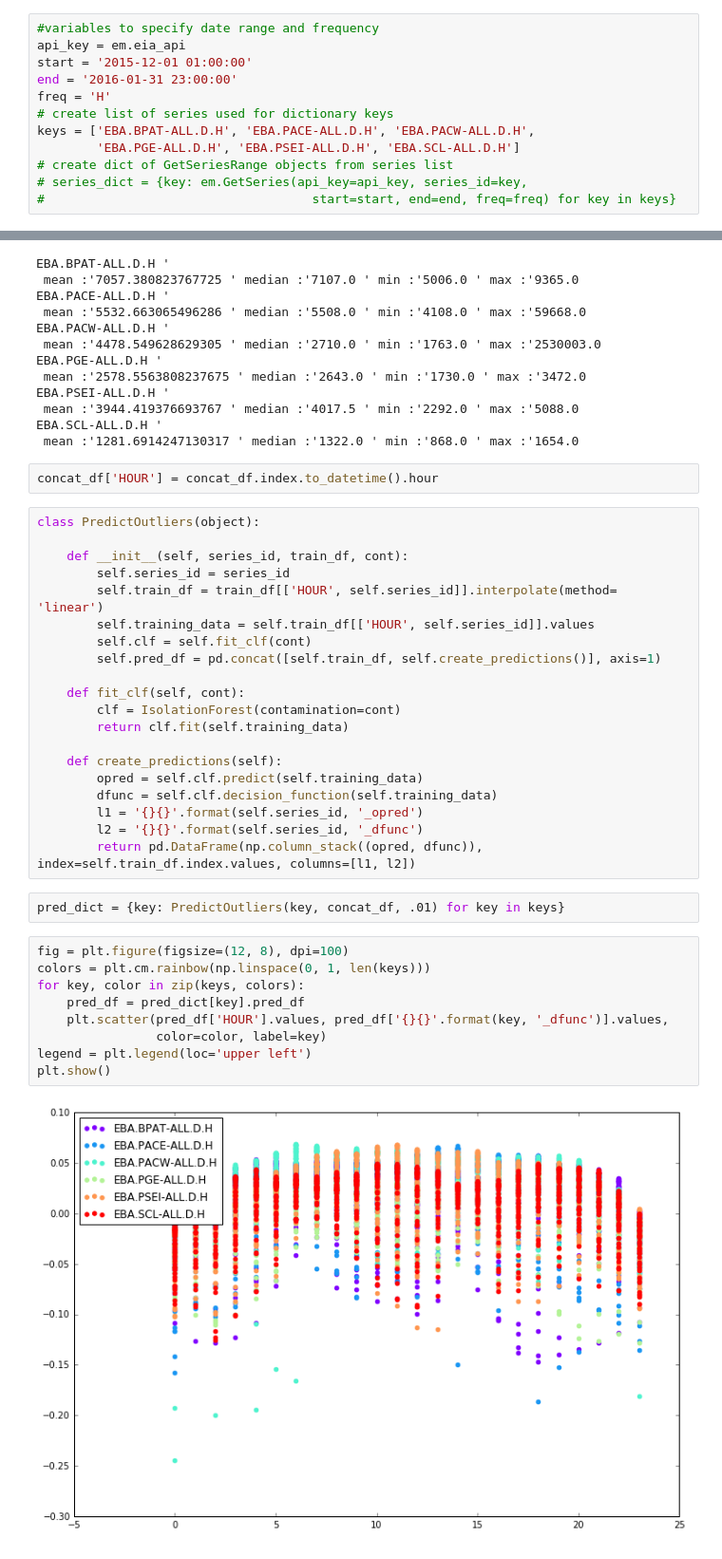
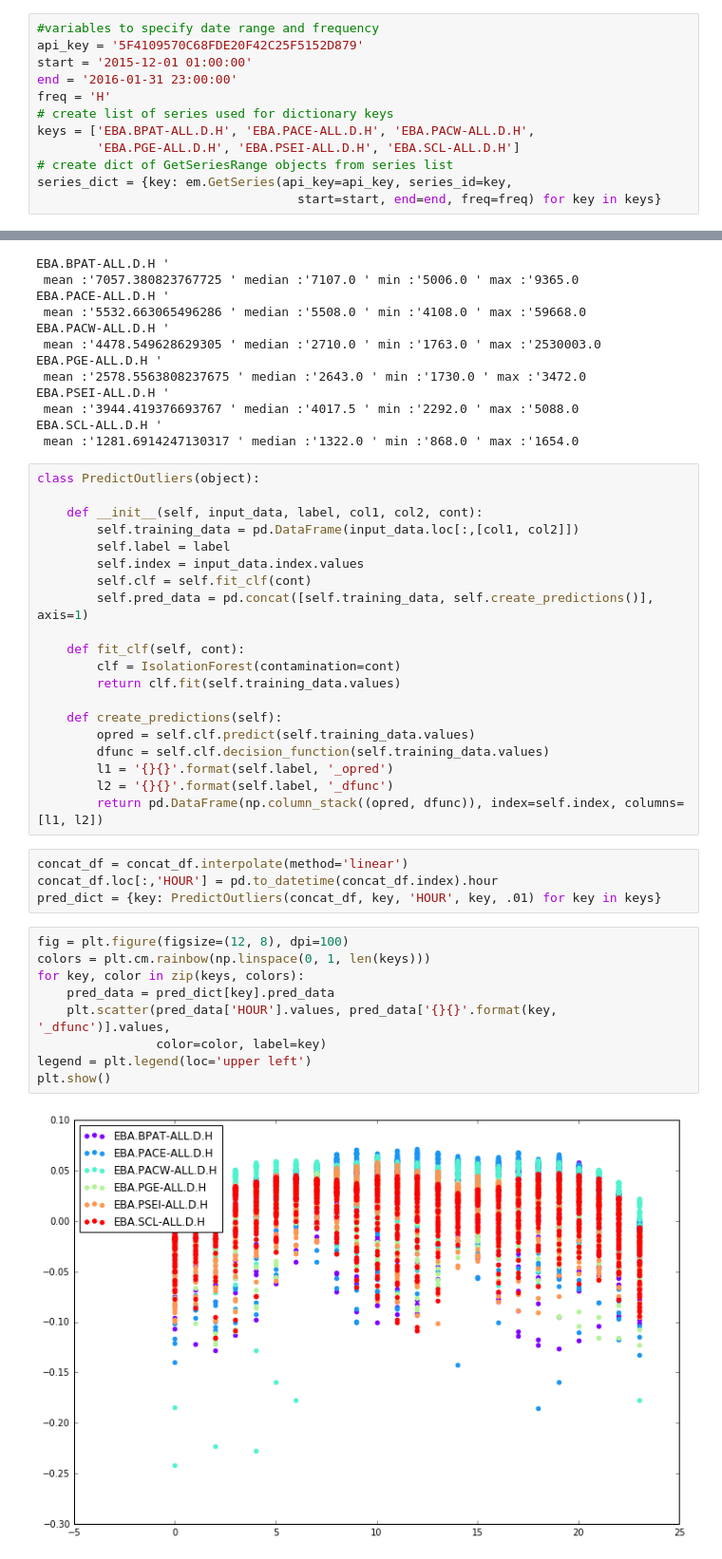
Before and after one commit to johnmrudolph/jupyter_blog, a Jupyter notebook: detecting_outliers.ipynb, the cells around one changed output, grey strips where cells are left out. Shown: that part at 95% size. Cells and saved outputs as stored; diff of their text form.

Commit message:
updated isolation forrest outlier detection class to be simplified to accept 2 columsn and label from df

```diff
--- a/detecting_outliers.ipynb
+++ b/detecting_outliers.ipynb
@@ -15,7 +15,7 @@ from datetime import datetime
 pd.set_option('display.float_format', lambda x: '%.3f' % x)
 # %%
 #variables to specify date range and frequency
-api_key = em.eia_api
+api_key = '5F4109570C68FDE20F42C25F5152D879'
 start = '2015-12-01 01:00:00'
 end = '2016-01-31 23:00:00'
 freq = 'H'
@@ -23,5 +23,5 @@ freq = 'H'
 keys = ['EBA.BPAT-ALL.D.H', 'EBA.PACE-ALL.D.H', 'EBA.PACW-ALL.D.H',
         'EBA.PGE-ALL.D.H', 'EBA.PSEI-ALL.D.H', 'EBA.SCL-ALL.D.H']
 # create dict of GetSeriesRange objects from series list
-# series_dict = {key: em.GetSeries(api_key=api_key, series_id=key,
-#                                    start=start, end=end, freq=freq) for key in keys}
+series_dict = {key: em.GetSeries(api_key=api_key, series_id=key,
+                                   start=start, end=end, freq=freq) for key in keys}
@@ -84,40 +88,40 @@ EBA.PSEI-ALL.D.H '
  mean :'3944.419376693767 ' median :'4017.5 ' min :'2292.0 ' max :'5088.0
 EBA.SCL-ALL.D.H '
  mean :'1281.6914247130317 ' median :'1322.0 ' min :'868.0 ' max :'1654.0
-# %%
-concat_df['HOUR'] = concat_df.index.to_datetime().hour
 # %%
 class PredictOutliers(object):
 
-    def __init__(self, series_id, train_df, cont):
-        self.series_id = series_id
-        self.train_df = train_df[['HOUR', self.series_id]].interpolate(method= 'linear')
-        self.training_data = self.train_df[['HOUR', self.series_id]].values
+    def __init__(self, input_data, label, col1, col2, cont):
+        self.training_data = pd.DataFrame(input_data.loc[:,[col1, col2]])
+        self.label = label
+        self.index = input_data.index.values
         self.clf = self.fit_clf(cont)
-        self.pred_df = pd.concat([self.train_df, self.create_predictions()], axis=1)
+        self.pred_data = pd.concat([self.training_data, self.create_predictions()], axis=1)
 
     def fit_clf(self, cont):
         clf = IsolationForest(contamination=cont)
-        return clf.fit(self.training_data)
+        return clf.fit(self.training_data.values)
 
     def create_predictions(self):
-        opred = self.clf.predict(self.training_data)
-        dfunc = self.clf.decision_function(self.training_data)
-        l1 = '{}{}'.format(self.series_id, '_opred')
-        l2 = '{}{}'.format(self.series_id, '_dfunc')
-        return pd.DataFrame(np.column_stack((opred, dfunc)), index=self.train_df.index.values, columns=[l1, l2])
+        opred = self.clf.predict(self.training_data.values)
+        dfunc = self.clf.decision_function(self.training_data.values)
+        l1 = '{}{}'.format(self.label, '_opred')
+        l2 = '{}{}'.format(self.label, '_dfunc')
+        return pd.DataFrame(np.column_stack((opred, dfunc)), index=self.index, columns=[l1, l2])
 # %%
-pred_dict = {key: PredictOutliers(key, concat_df, .01) for key in keys}
+concat_df = concat_df.interpolate(method='linear')
+concat_df.loc[:,'HOUR'] = pd.to_datetime(concat_df.index).hour
+pred_dict = {key: PredictOutliers(concat_df, key, 'HOUR', key, .01) for key in keys}
 # %%
 fig = plt.figure(figsize=(12, 8), dpi=100)
 colors = plt.cm.rainbow(np.linspace(0, 1, len(keys)))
 for key, color in zip(keys, colors):
-    pred_df = pred_dict[key].pred_df
-    plt.scatter(pred_df['HOUR'].values, pred_df['{}{}'.format(key, '_dfunc')].values,
+    pred_data = pred_dict[key].pred_data
+    plt.scatter(pred_data['HOUR'].values, pred_data['{}{}'.format(key, '_dfunc')].values,
                 color=color, label=key)
 legend = plt.legend(loc='upper left')
 plt.show()
 # %% [output]
-[figure, old version]
+[figure, new version]
 # %%
 for key in keys:
```
Also changed, not shown: parts of 6 cells of this notebook.
